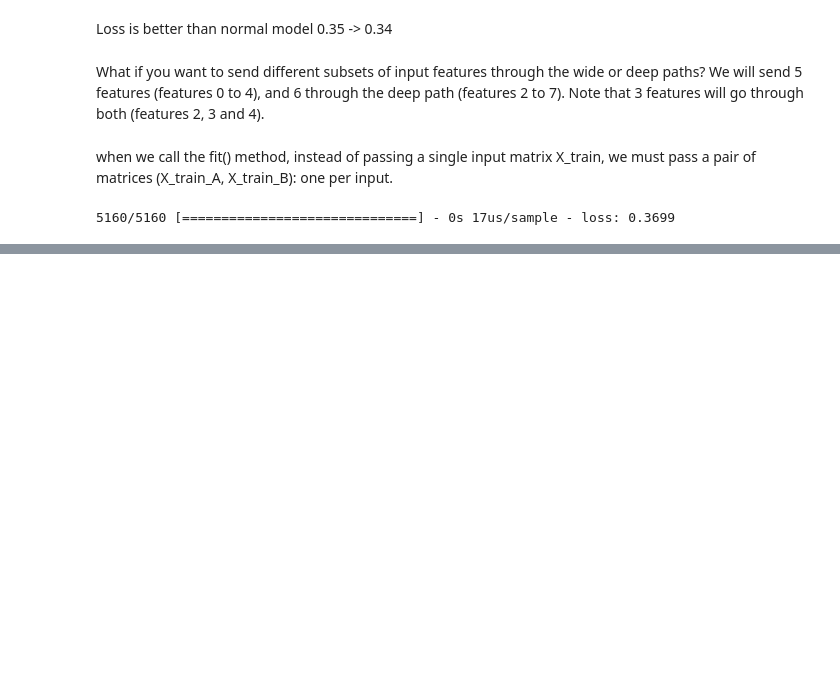
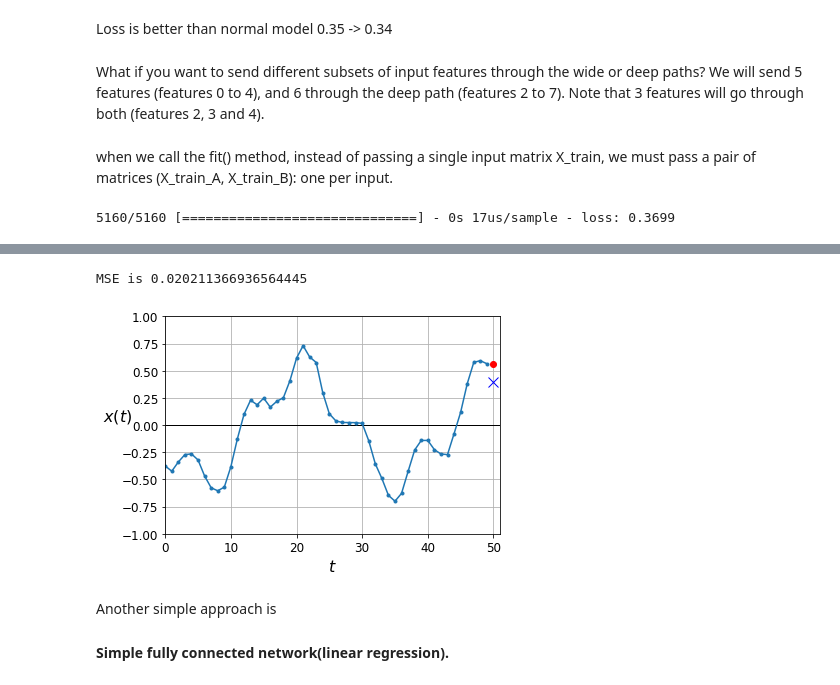
Before and after one commit to kasidittrue/Deep_Learning_and_Neural_Network, a Jupyter notebook: Neural Networks and Deep Learning.ipynb, the cells around one changed output, grey strips where cells are left out. Drawn from its saved outputs; the diff is of its cells as text; code cells hidden in the pictures; blank space fills up the shorter version.

```diff
--- a/Neural Networks and Deep Learning.ipynb
+++ b/Neural Networks and Deep Learning.ipynb
@@ -339,0 +1096,3 @@ y_pred = model.predict ((X_test[:,:5],X_test[:,2:]))
+# %%
+a = np.array([2.,4.,5.])
+tf.constant(a)
@@ -339,0 +2022,20 @@ y_pred = model.predict ((X_test[:,:5],X_test[:,2:]))
+# %%
+# create toy time Series
+def generate_time_series(batch_size , n_steps): # (length n_steps)
+    '''
+    returns a NumPy array of shape [batch size, time steps, 1], where each series is the sum of
+    two sine waves of fixed amplitudes but random frequencies and phases, plus a bit of noise.
+    '''
+    freq1, freq2, offsets1, offsets2 = np.random.rand(4, batch_size, 1) #4D, batch row , 1C
+    time = np.linspace(0,1, n_steps)
+    series = 0.5 * np.sin((time - offsets1) * (freq1 * 10 + 10)) # wave 1
+    series += 0.2 * np.sin((time - offsets2) * (freq2 * 20 + 20)) # + wave 2
+    series += 0.1 * (np.random.rand(batch_size, n_steps) - 0.5) # + noise
+    return series[..., np.newaxis].astype(np.float32)
+# %%
+# create training, test, valid
+n_steps = 50
+series = generate_time_series(10000, n_steps + 1)
+X_train, y_train = series[:7000, :n_steps], series[:7000, -1]
+X_valid, y_valid = series[7000:9000, :n_steps], series[7000:9000, -1]
+X_test, y_test = series[9000:, :n_steps], series[9000:, -1]
@@ -339,0 +2046,6 @@ y_pred = model.predict ((X_test[:,:5],X_test[:,2:]))
+# %%
+from tensorflow.keras import losses
+y_pred = X_valid[:,-1]
+print('MSE is {}'.format(np.mean(losses.mean_squared_error(y_valid,y_pred))))
+# %% [output]
+MSE is 0.020211366936564445
@@ -339,0 +2054,9 @@ y_pred = model.predict ((X_test[:,:5],X_test[:,2:]))
+# %%
+eda_plot.plot_series(X_valid[0, :, 0], 50, y_valid[0, 0], y_pred[0, 0])
+plt.show()
+# %% [output]
+[figure, added]
+# %% [markdown]
+Another simple approach is
+
+####  Simple fully connected network(linear regression).
```
Also changed, not shown: parts of 272 cells of this notebook.
